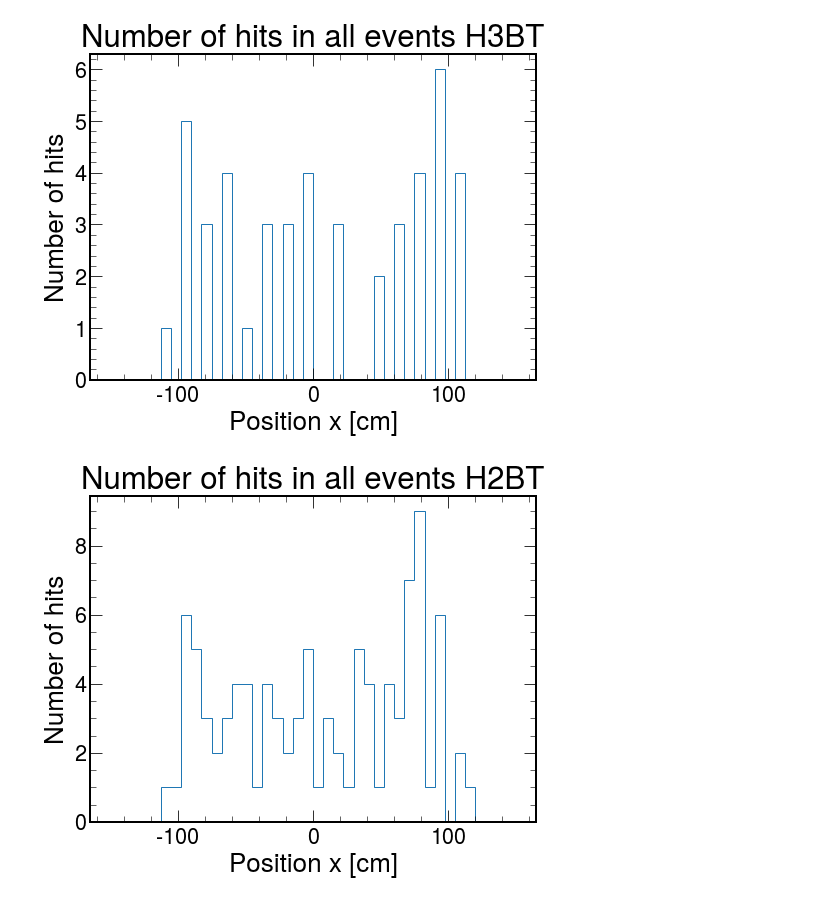
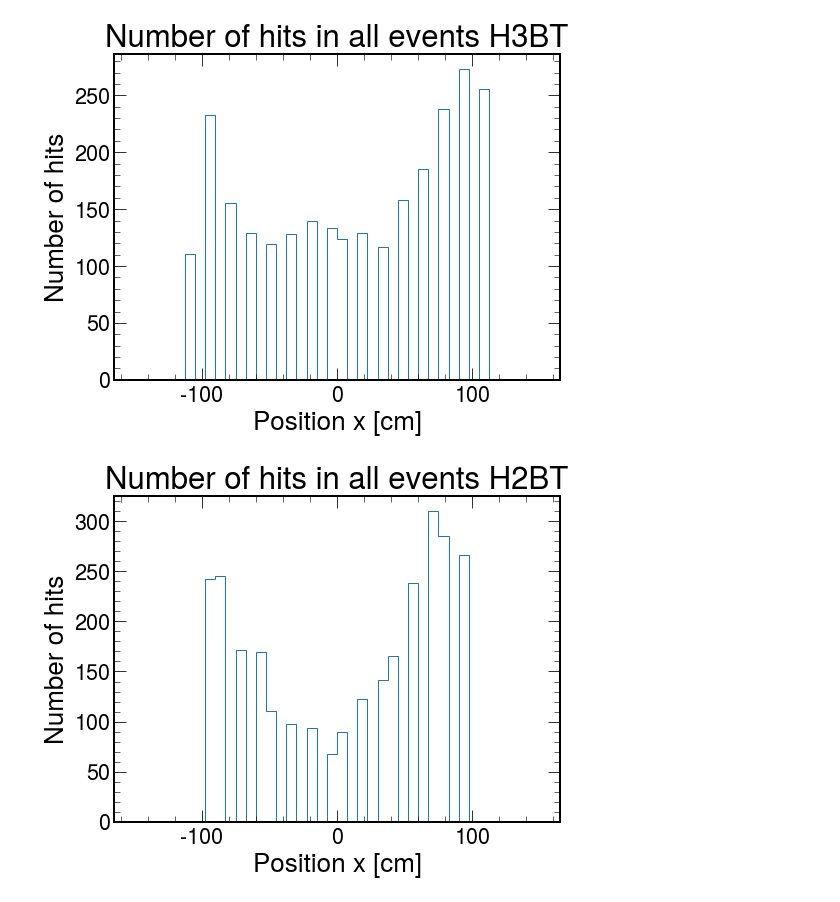
Before and after one commit to DarkQuest-FNAL/DarkQuest, a Jupyter notebook: e1039-analysis/python/tracklet_2017data.ipynb, the cells around one changed output. Saved outputs shown, nothing was run; the diff lists cells and outputs as text; code cells hidden in the pictures.

```diff
--- a/e1039-analysis/python/tracklet_2017data.ipynb
+++ b/e1039-analysis/python/tracklet_2017data.ipynb
@@ -16,69 +52,46 @@ from scipy.stats import halfnorm
+# %%
+# Reading all
+root = uproot4.concatenate("data/86/track_*.root:save/rawEvent",["fTriggerBits","fAllHits.pos","fAllHits.driftDistance","fAllHits.detectorID"],library="ak",how="zip")
+
+# for one single file
+#ifile = uproot4.open("track_028636_r1.7.0.root:save/rawEvent")
+#root = ifile.arrays(["fTriggerBits","fAllHits.pos","fAllHits.driftDistance","fAllHits.detectorID"],library="ak", how="zip")
 # %%
-root = uproot4.open("track_028636_r1.7.0.root:save/rawEvent")
-aktree = root.arrays(["fTriggerBits","fAllHits.pos","fAllHits.driftDistance","fAllHits.detectorID"],library="ak", how="zip")
+# mask w. triggerBits &(32|128)
+trigmask = (root.fTriggerBits == 67)
+trigmask = trigmask | (root.fTriggerBits == 65)
 
-# mask w. triggerBits &(32|128)
-trigmask = (aktree.fTriggerBits == 67)
-trigmask = trigmask | (aktree.fTriggerBits == 65)
-
-allhits = aktree.fAllHits
+allhits = root.fAllHits
 maskedhits = ak.mask(allhits,trigmask)
 
-detid_dict = {'BT':{'dir':'x',
-                    'det':{'H3BT':[39,40],
-                           'H2BT':[36,39],
-                           'H1BT':[30,33],
-                          }
-                   }
-             }
-
-# select detector
-def detectorRange(arr, detid1, detid2):
-    mask = (arr.detectorID >= detid1)
-    mask = mask & (arr.detectorID <= detid2)
-    return mask
-
-def detectorSelection(arr, detid):
-    mask = (arr.detectorID== detid)
-    return mask
-
-# build detector mask
-def detectorMask(arr):
-    detmask = {}
-    for key,item in detid_dict.items():
-        for keyd,det in item['det'].items():
-            if len(det)==1:
-                detmask[keyd] = detectorSelection(arr,det[0])
-            else:
-                detmask[keyd] = detectorRange(arr,det[0],det[1])
-    return detmask
-
 detmask = detectorMask(allhits)
-from coffea import hist
 
 for dets,item in detid_dict.items():
     direction = item['dir']
     detectors = item['det']
     pos_axis = hist.Bin("pos", "Position [cm]", 40, -150, 150)
     hpos = hist.Hist("Number of hits per event",hist.Cat("detector", "Detectors in %s"%direction),pos_axis)
     for det in detectors.keys():
         maskedhits_det = maskedhits[detmask[det]]
         numpos = ak.num(maskedhits_det.pos)
 
         fig = plt.figure(figsize=(8,6))
         plt.hist(ak.flatten(maskedhits_det.pos), bins=40, range=(-150,150), histtype='step', density=False)
         plt.ylabel("Number of hits")
         plt.xlabel("Position %s [cm]"%direction)
         plt.title("Number of hits in all events %s"%det)
-        plt.savefig("positionNhits_%s.png"%det)
+        plt.savefig("positionNhits_%s_%s.png"%(direction,det))
         plt.show()
 
         nevents = len(np.array(ak.count(maskedhits_det.pos, axis=0)))
 
         hpos.fill(detector=det,pos=np.array(ak.flatten(maskedhits_det.pos)))
 
     hpos.scale(1/nevents)
-    hist.plot1d(hpos, overlay='detector');
+
+    fig,ax = plt.subplots(1,1, figsize=(8,8))
+    hist.plot1d(hpos, overlay='detector',ax=ax);
+    fig.savefig("rate_%s.png"%dets)
 # %% [output]
-[figure, old version]
+[figure, new version]
-[figure, old version]
+[figure, new version]
```
Also changed, not shown: parts of 3 cells of this notebook.
